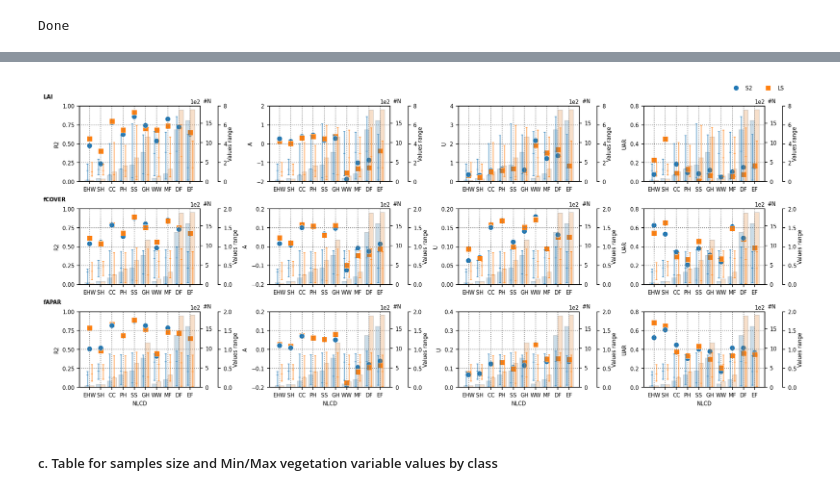
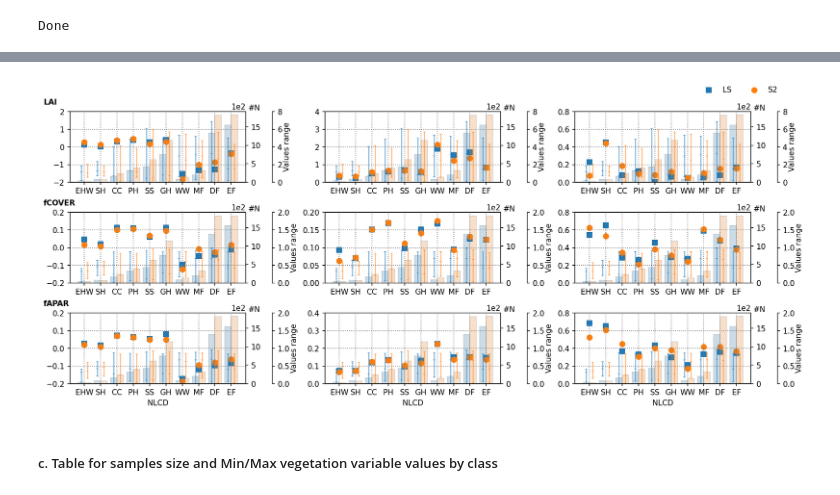
Before and after one commit to djamainajib/Landsat-Validation-paper, a Jupyter notebook: 1_Validation-LEAF-Toolbox-SL2P-LS_NEON_ND-LS.ipynb, the cells around one changed output, grey strips where cells are left out. Saved outputs shown, nothing was run; the diff lists cells and outputs as text; code cells hidden in the pictures.

```diff
--- a/1_Validation-LEAF-Toolbox-SL2P-LS_NEON_ND-LS.ipynb
+++ b/1_Validation-LEAF-Toolbox-SL2P-LS_NEON_ND-LS.ipynb
@@ -524,10 +537,10 @@ hue_order=['EHW', 'SH',  'CC', 'PH', 'SS', 'GH','WW', 'MF','DF', 'EF']
 palette="tab10"
 palette_r="tab10_r"
 # %%
-sensor='LS'
+sensor='S2'
 samplesDF=eval('samplesList%s[0][:]'%(sensor))
 samplesDF = samplesDF.rename(columns={'LAI_total':'LAI','fCOVER_total':'fCOVER','fAPAR_total':'fAPAR'})
 samplesDFfig1 = samplesDF[['LAI','fCOVER','fAPAR','NLCD_class']]
 g = sns.pairplot(samplesDFfig1, hue='NLCD_class',  hue_order=hue_order,markers= 'o',palette=palette_r,plot_kws={'alpha': 0.50,"s": 10})
-plt.savefig(os.path.join(output_path,'0_reference_variables_%s.png'%(sensor)))
+#plt.savefig(os.path.join(output_path,'0_reference_variables_%s.png'%(sensor)))
 # %% [output]
@@ -600,13 +604,17 @@ done
 varmax={'LAI':7,'fCOVER':1,'fAPAR':1}
 errmax1={'LAI':0.20,'fCOVER':0.15,'fAPAR':0.15}
 errmax2={'LAI':1,'fCOVER':0.05,'fAPAR':0.05}
+# %%
+plt.rcParams.update({'font.size': 14})
 # %% [markdown]
 ##### a. Cross-validation
 # %%
+
+
 sensor='LS'
 samplesDF=eval('samplesList%s[0][:]'%(sensor))
 samplesDF=samplesDF[samplesDF['outlier_flag_total']==0]
-fig, ax = plt.subplots(1,3,figsize=(14,6),constrained_layout = True, dpi=150,width_ratios=(1,1,1.1))
+fig, ax = plt.subplots(1,3,figsize=(14,6),constrained_layout = True, dpi=150,width_ratios=(1,1,1.2))
 ax[0].annotate(f'Sensor : {sensor} (p={p})', xy=(0,1.1), xycoords='axes fraction')
 
 for idx,variableName in enumerate(['LAI','fCOVER','fAPAR']):
@@ -616,8 +624,11 @@ for idx,variableName in enumerate(['LAI','fCOVER','fAPAR']):
         x='%s_%se_total_estimate'%(variableName,variableName)
 
     data=samplesDF[:]
-    g=sns.jointplot(data=data, x=x, y=y, hue='NLCD_class',hue_order=hue_order,marker='o',alpha=0.75,s=20,palette=palette_r,xlim=[0,varmax[variableName]], ylim=[0,varmax[variableName]],marginal_ticks=True,legend=True,height=6, ratio=5, space=0.4,marginal_kws={'alpha':0.15,'fill':True})
-    plt.legend(loc=2, bbox_to_anchor=(1.2,0.5,0, 0.5), borderaxespad=0, frameon=False,markerscale=2, fontsize='medium',title_fontsize='medium',title='NLCD')
+    #data=data[data['NLCD_class']=='DF']
+
+    g=sns.jointplot(data=data, x=x, y=y, hue='NLCD_class',hue_order=hue_order,marker='o',alpha=0.75,s=20,palette=palette_r,xlim=[0,varmax[variableName]], ylim=[0,varmax[variableName]],marginal_ticks=True,legend=True,height=6, ratio=4, space=0.7,marginal_kws={'alpha':0.15,'fill':True})
+    #g=sns.jointplot(data=data, x=x, y=y, hue='Site',marker='o',alpha=0.75,s=20,palette=palette_r,xlim=[0,varmax[variableName]], ylim=[0,varmax[variableName]],marginal_ticks=True,legend=True,height=6, ratio=5, space=0.4,marginal_kws={'alpha':0.15,'fill':True})
+    plt.legend(loc=2, bbox_to_anchor=(1.25,0.5,0, 0.5), borderaxespad=0, frameon=False,markerscale=2, fontsize='large',title_fontsize='large',title='NLCD')
 
     plt.plot(np.linspace(0,varmax[variableName],100),np.linspace(0,varmax[variableName],100)+np.maximum(np.linspace(0,varmax[variableName],100)*errmax1[variableName],errmax2[variableName]),color='black',linestyle='dotted')
     plt.plot(np.linspace(0,varmax[variableName],100),np.linspace(0,varmax[variableName],100)+np.minimum(-np.linspace(0,varmax[variableName],100)*errmax1[variableName],-errmax2[variableName]),color='black',linestyle='dotted')
@@ -638,7 +649,7 @@ for idx,variableName in enumerate(['LAI','fCOVER','fAPAR']):
     plt.annotate(f'UAR={uar:.2f}', xy=(0.8, 0.07), xycoords='axes fraction')
     plt.xlim([0,varmax[variableName]])
     plt.ylim([0,varmax[variableName]])
-    plt.title('(%s)'%('abcde'[idx]), pad=70)
+    plt.title('(%s)'%('abcde'[idx]), pad=80)
 
     fn=os.path.join(output_path,'Figure_2_%s_p%s_2.png'%(sensor,p))
     g.savefig(fn,dpi=150,bbox_inches='tight')
@@ -646,7 +657,7 @@ for idx,variableName in enumerate(['LAI','fCOVER','fAPAR']):
     if variableName=='fAPAR':
         ax[idx].imshow(mpimg.imread(fn))#,extent=(0,0.8,0,0.8)
     else:
-        ax[idx].imshow(mpimg.imread(fn)[:,:-130,:])
+        ax[idx].imshow(mpimg.imread(fn)[:,:-180,:])
     [x.set_axis_off() for x in ax.ravel()]
 plt.savefig(fn,bbox_inches='tight')
 plt.show()
@@ -741,19 +824,25 @@ Done
 # %%
 cmap = ListedColormap(sns.color_palette())
-plt.rcParams.update({'font.size':7})
-fig, ax = plt.subplots(3,4,figsize=(14,6),constrained_layout = True, dpi=150)
-markers=['o','s']
+plt.rcParams.update({'font.size':10})
+fig, ax = plt.subplots(3,3,figsize=(14,6),constrained_layout = True, dpi=150)
+markers=['X','*']
 for ii, variableName in enumerate(['LAI','fCOVER','fAPAR']):
     data0=df[df['Variable']==variableName]
     data0=data0[data0['NLCD']!='All']
 
-    ax[ii,0].annotate(f'{variableName}', xy=(-0.3,1.1), xycoords='axes fraction',weight="bold")
-    for jj,stat in enumerate(['R2','A','U','UAR']):#['R2','A','U','UAR']
+    ax[ii,0].annotate(f'{variableName}', xy=(-0.15,1.1), xycoords='axes fraction',weight="bold")
+    for jj,stat in enumerate(['A','U','UAR']):#['R2','A','U','UAR']
 
         ax1 = ax[ii,jj].twinx()
         ax2 = ax[ii,jj].twinx()
         ax2.spines.right.set_position(("axes", 1.15))
-        p1=sns.scatterplot(data=data0, y=stat, x='NLCD', hue='Sensor',hue_order=['S2','LS'],style='Sensor',style_order=['S2','LS'],markers=markers,alpha=1,s=50,palette=palette, ax=ax[ii,jj],legend=(ii==0)&(jj==3))
+        dataLS=data0[data0['Sensor']=='LS']
+        dataS2=data0[data0['Sensor']=='S2']
+
+        #p1=sns.scatterplot(data=data0, y=stat, x='NLCD', hue='Sensor',hue_order=['S2','LS'],style='Sensor',style_order=['S2','LS'],markers=markers,alpha=1,size='Sensor',  sizes=[40, 40],size_order=['S2','LS'],palette=palette, ax=ax[ii,jj],legend=True)#(ii==0)&(jj==2)
+        p0=ax[ii,jj].scatter(dataLS['NLCD'], dataLS[stat], marker ="s",color =cmap.colors[0],s = 50,label='LS')
+        p1=ax[ii,jj].scatter(dataS2['NLCD'], dataS2[stat], marker ="o",color =cmap.colors[1],s = 50,label='S2')
+
         p2=sns.barplot    (data=data0, y='N',  x='NLCD', hue='Sensor',hue_order=['S2','LS'],alpha=0.25,palette=palette,edgecolor=".5", ax=ax1,legend=False)
 
         data1=data0[data0['Sensor']=='S2'].reset_index()
@@ -769,32 +858,32 @@ for ii, variableName in enumerate(['LAI','fCOVER','fAPAR']):
             xticks=np.round(ax[ii,jj].get_yticks(),nbins)
             ax[ii,jj].set_ylim(top=nbins*xticks[1])
             ax[ii,jj].set_yticks(np.arange(0,1.1*nbins*xticks[1],xticks[1]))
         else:
             xmax=max(np.abs(data0[stat]))
             ax[ii,jj].set_ylim([0,xmax])
             ax[ii,jj].locator_params(axis='y', nbins=nbins)
             xticks=np.round(ax[ii,jj].get_yticks(),nbins)
             ax[ii,jj].set_ylim(bottom=-nbins*xticks[1],top=nbins*xticks[1])
 
         if variableName=='fAPAR':
             ax[ii,jj].set_xlabel('NLCD',weight="normal")
         else:
             ax[ii,jj].set_xlabel('')
 
         ax2.set_ylim(bottom=0)
         ax2.locator_params(axis='y', nbins=nbins)
         xticks=np.round(ax2.get_yticks(),nbins)
         ax2.set_ylim(top=nbins*xticks[1])
         ax2.set_yticks(np.arange(0,1.1*nbins*xticks[1],xticks[1]))
 
         ax1.ticklabel_format(axis='y', style='sci', scilimits=(2,2))
         ax1.set_ylabel('#N', ha='right', y=1.1, rotation=0, labelpad=-1)
         ax2.set_ylabel('Values range', rotation=90, labelpad=1)
 
         ax[ii,jj].grid(color='grey', linestyle=':', linewidth=1)
 
-ax[0,3].legend(loc=2,bbox_to_anchor=(0.7,1.3),ncols=2,borderaxespad=0, frameon=False,markerscale=1, fontsize='medium',title_fontsize='medium') # ,title='NLCD')
+ax[0,2].legend(loc=2,bbox_to_anchor=(0.7,1.4),ncols=2,borderaxespad=0, frameon=False,markerscale=1, fontsize='medium',title_fontsize='medium') # ,title='NLCD')
 plt.savefig(os.path.join(output_path,'Figure_3_statists_by_class_p%s.png'%(p)),bbox_inches='tight')
 plt.show()
 # %% [output]
-[figure, old version]
+[figure, new version]
```
Also changed, not shown: parts of 30 cells of this notebook.
